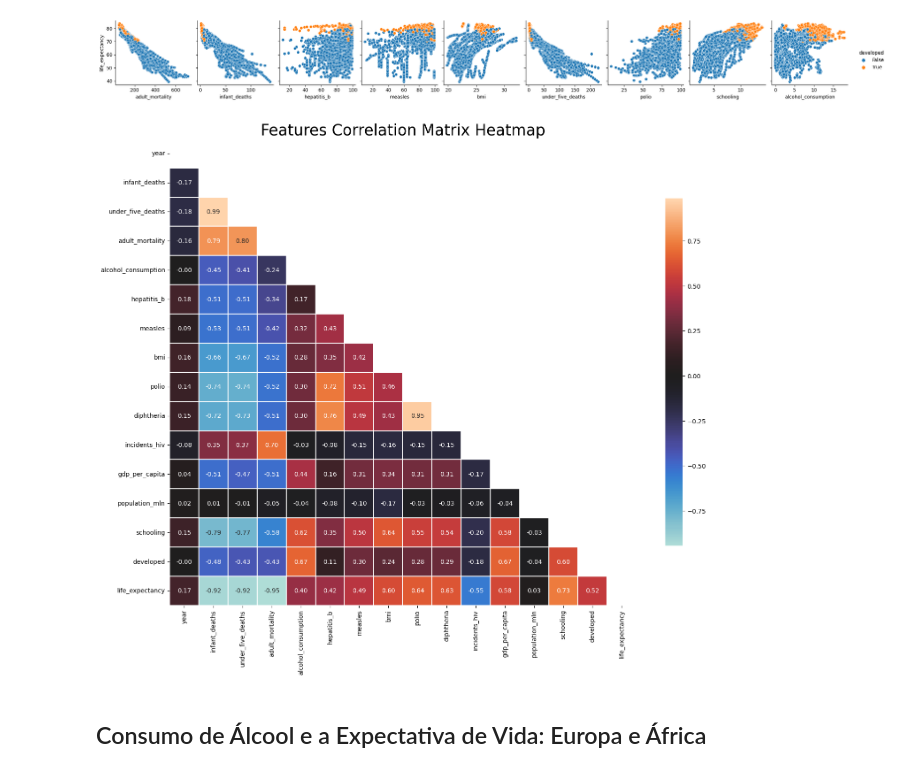
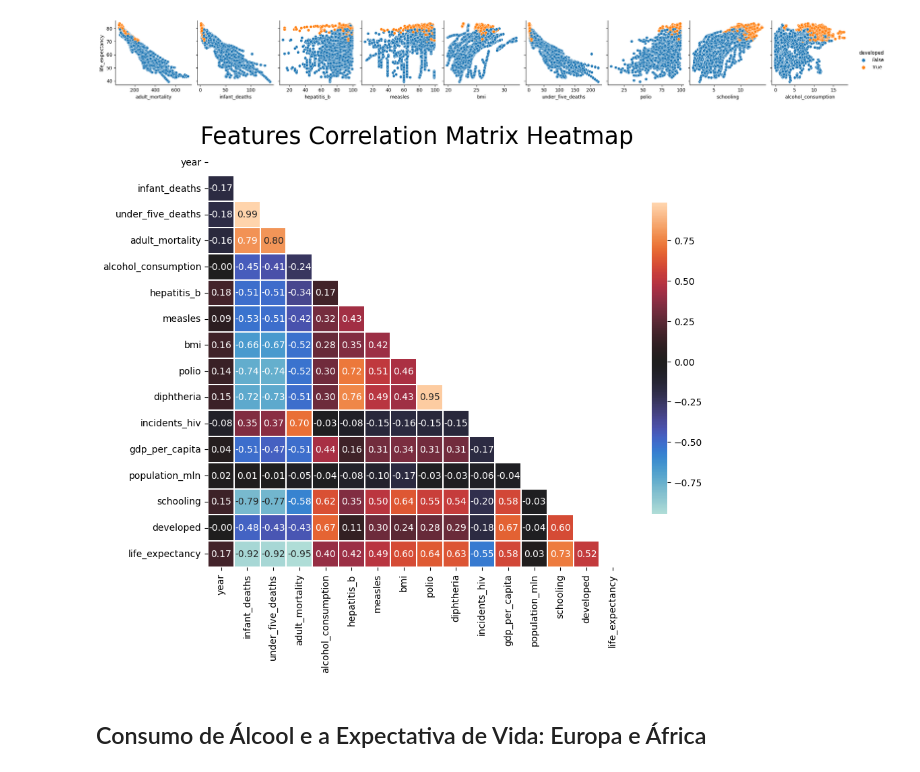
Before and after one commit to carolinabrandao/ICDProjetoFinal, a Jupyter notebook: EDA.ipynb, the cells around one changed output. Saved outputs shown, nothing was run; the diff lists cells and outputs as text; code cells hidden in the pictures.

```diff
--- a/EDA.ipynb
+++ b/EDA.ipynb
@@ -119,23 +119,23 @@ sns.pairplot(dataset, hue='developed', y_vars='life_expectancy', x_vars=['adult_
 <seaborn.axisgrid.PairGrid at 0x...>
 [figure]
 # %%
-plt.figure(figsize=(17,17))
+plt.figure(figsize=(10,10))
 
 corr = dataset.corr(numeric_only=True)
 mask = np.triu(np.ones_like(corr, dtype=bool))
 
 sns.heatmap(dataset.corr(numeric_only=True),
             mask=mask,
             center=0,
             annot=True,
             fmt='.2f',
             square=True,
             linewidths=.2,
             cbar_kws={"shrink": .6})
 
 plt.title('Features Correlation Matrix Heatmap', fontsize=25);
 # %% [output]
-[figure, old version]
+[figure, new version]
 # %% [markdown]
 ## Consumo de Álcool e a Expectativa de Vida: Europa e África
 # %% [markdown]
```
Also changed, not shown: parts of 19 cells of this notebook.
